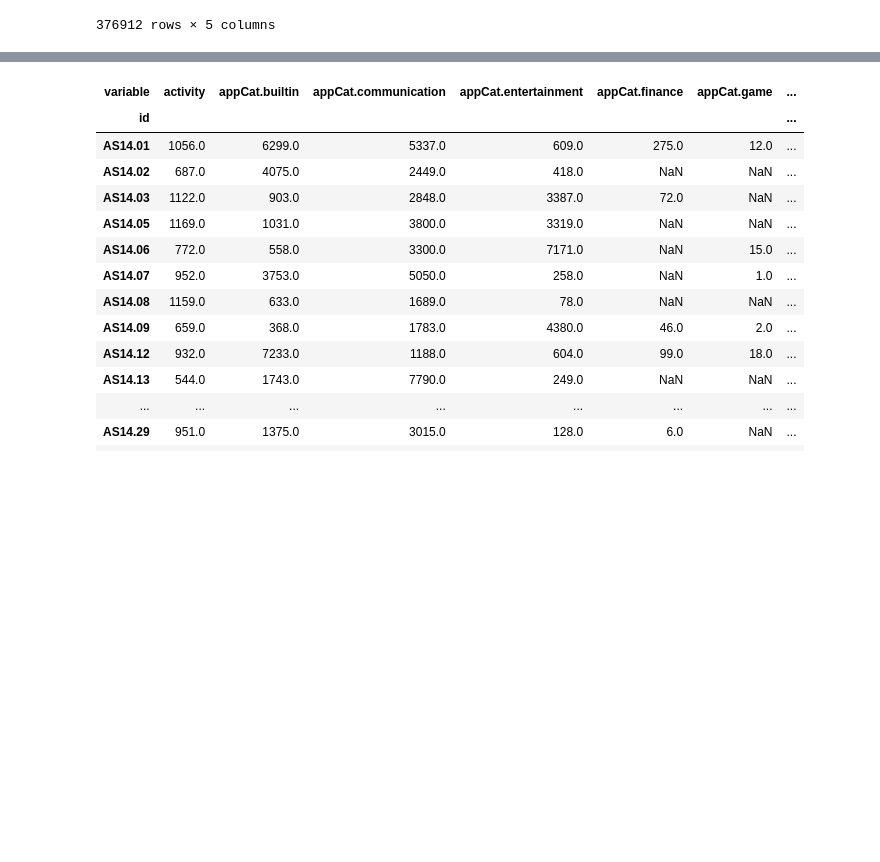
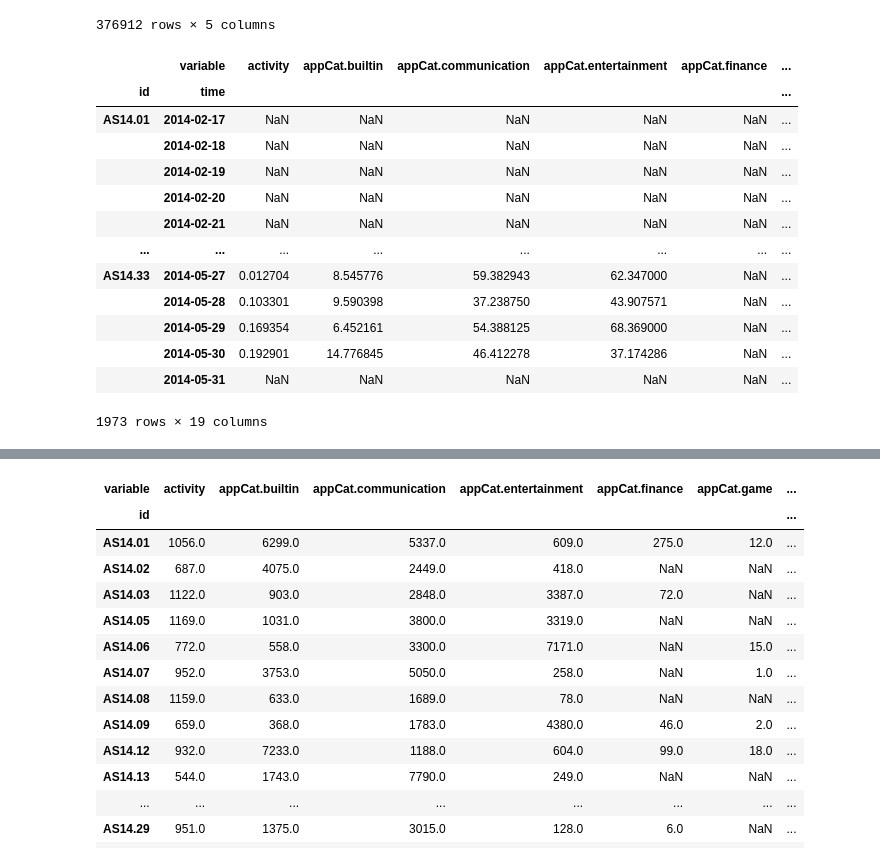
Before and after one commit to shreyaraghavendra/DTM_Group86, a Jupyter notebook: Assignment1/EDA_Shreya.ipynb, the cells around one changed output, grey strips where cells are left out. Saved outputs shown, nothing was run; the diff lists cells and outputs as text; code cells hidden in the pictures; blank space fills up the shorter version.

```diff
--- a/Assignment1/EDA_Shreya.ipynb
+++ b/Assignment1/EDA_Shreya.ipynb
@@ -22,3 +30,27 @@ df
 | 376910 | 2774133 | AS14.30 | 2014-04-27 00:44:48.450 | appCat.weather | 23.033 |
 | 376911 | 2784435 | AS14.32 | 2014-04-07 18:25:14.036 | appCat.weather | 22.431 |
 376912 rows × 5 columns
+# %%
+df['time'] = pd.to_datetime(df['time']) #convert string to datetime
+
+pivoted_df = df.pivot_table(index=['id', 'time'], columns='variable',
+                            values='value').reset_index() # each unique attribute becomes a column
+
+averaged_df = pivoted_df.groupby(['id', pivoted_df['time'].dt.date]).mean() # average all values taken on the same day
+averaged_df = averaged_df.drop('time', axis=1)
+averaged_df
+# %% [output]
+|  | variable | activity | appCat.builtin | appCat.communication | appCat.entertainment | appCat.finance | ... |
+| id | time |  |  |  |  |  | ... |
+| AS14.01 | 2014-02-17 | NaN | NaN | NaN | NaN | NaN | ... |
+|  | 2014-02-18 | NaN | NaN | NaN | NaN | NaN | ... |
+|  | 2014-02-19 | NaN | NaN | NaN | NaN | NaN | ... |
+|  | 2014-02-20 | NaN | NaN | NaN | NaN | NaN | ... |
+|  | 2014-02-21 | NaN | NaN | NaN | NaN | NaN | ... |
+| ... | ... | ... | ... | ... | ... | ... | ... |
+| AS14.33 | 2014-05-27 | 0.012704 | 8.545776 | 59.382943 | 62.347000 | NaN | ... |
+|  | 2014-05-28 | 0.103301 | 9.590398 | 37.238750 | 43.907571 | NaN | ... |
+|  | 2014-05-29 | 0.169354 | 6.452161 | 54.388125 | 68.369000 | NaN | ... |
+|  | 2014-05-30 | 0.192901 | 14.776845 | 46.412278 | 37.174286 | NaN | ... |
+|  | 2014-05-31 | NaN | NaN | NaN | NaN | NaN | ... |
+1973 rows × 19 columns
```
Also changed, not shown: parts of 4 cells of this notebook.
